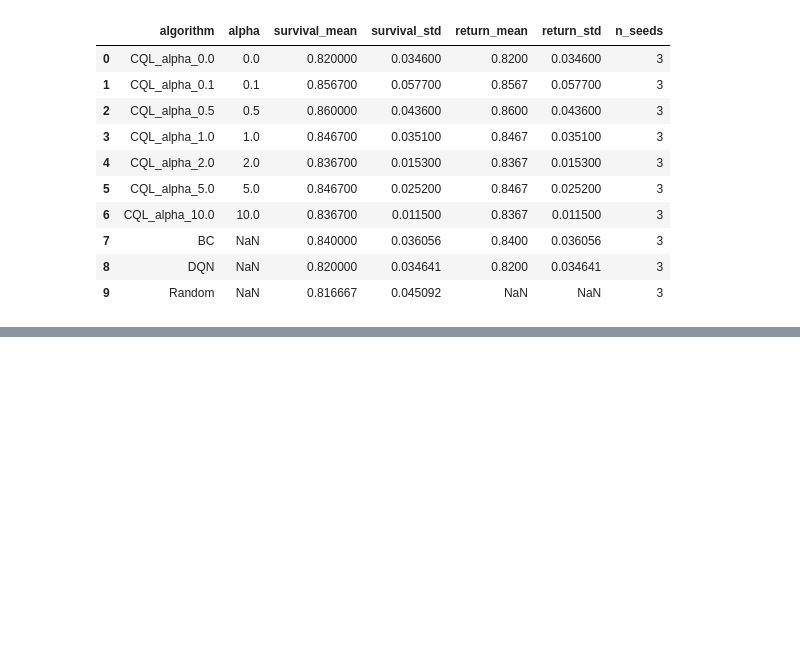
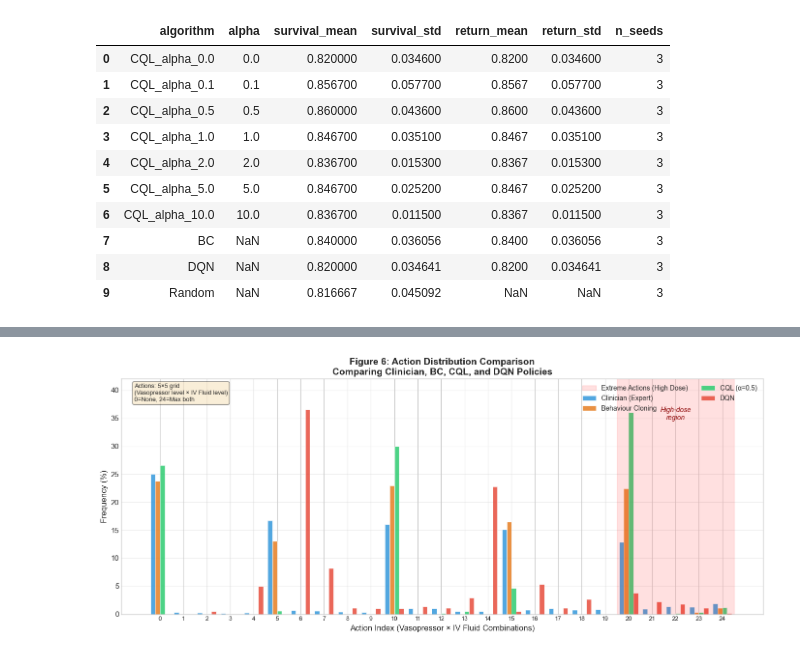
Before and after one commit to anishmariathasan/CQL-sepsis, a Jupyter notebook: notebooks/02_comprehensive_evaluation.ipynb, the cells around one changed output, grey strips where cells are left out. Saved outputs shown, nothing was run; the diff lists cells and outputs as text; code cells hidden in the pictures; blank space fills up the shorter version.

```diff
--- a/notebooks/02_comprehensive_evaluation.ipynb
+++ b/notebooks/02_comprehensive_evaluation.ipynb
@@ -868,0 +967,84 @@ Summary DataFrame:
+# %%
+# Plot Figure 6: Action Distribution Comparison (Clinician vs BC vs CQL vs DQN)
+fig, ax = plt.subplots(figsize=(14, 6))
+
+n_actions = 25
+x = np.arange(n_actions)
+width = 0.2  # Narrower bars for 4 groups
+
+# Compute action frequencies (normalised)
+def compute_action_freq(actions, n_actions=25):
+    counts = Counter(actions)
+    freq = np.array([counts.get(i, 0) for i in range(n_actions)])
+    return freq / freq.sum() * 100  # Convert to percentage
+
+clinician_freq = compute_action_freq(clinician_actions)
+bc_freq = compute_action_freq(bc_actions)
+cql_freq = compute_action_freq(cql_actions)
+dqn_freq = compute_action_freq(dqn_actions)
+
+# Colours as specified
+colours = {
+    'clinician': '#3498db',  # Blue
+    'bc': '#e67e22',         # Orange
+    'cql': '#2ecc71',        # Green
+    'dqn': '#e74c3c'         # Red
+}
+
+# Create grouped bars - offset each group properly
+bars1 = ax.bar(x - 1.5*width, clinician_freq, width, label='Clinician (Expert)',
+               color=colours['clinician'], alpha=0.85, edgecolor='white', linewidth=0.5)
+bars2 = ax.bar(x - 0.5*width, bc_freq, width, label='Behaviour Cloning',
+               color=colours['bc'], alpha=0.85, edgecolor='white', linewidth=0.5)
+bars3 = ax.bar(x + 0.5*width, cql_freq, width, label='CQL (α=0.5)',
+               color=colours['cql'], alpha=0.85, edgecolor='white', linewidth=0.5)
+bars4 = ax.bar(x + 1.5*width, dqn_freq, width, label='DQN',
+               color=colours['dqn'], alpha=0.85, edgecolor='white', linewidth=0.5)
+
+# Set y-axis limit first so annotation is positioned correctly
+max_freq = max(clinician_freq.max(), bc_freq.max(), cql_freq.max(), dqn_freq.max())
+ax.set_ylim(0, max_freq * 1.15)
+
+# Highlight extreme actions (indices 20-24) with light red shading
+ax.axvspan(19.5, 24.5, alpha=0.12, color='red', label='Extreme Actions (High Dose)')
+
+# Add annotation for extreme actions region
+ax.annotate('High-dose\nregion', xy=(22, max_freq * 0.95),
+            fontsize=10, ha='center', color='darkred', style='italic')
+
+# Formatting
+ax.set_xlabel('Action Index (Vasopressor × IV Fluid Combinations)', fontsize=12)
+ax.set_ylabel('Frequency (%)', fontsize=12)
+ax.set_title('Figure 6: Action Distribution Comparison\nComparing Clinician, BC, CQL, and DQN Policies', fontsize=14, fontweight='bold')
+ax.set_xticks(x)
+ax.set_xticklabels([str(i) for i in range(n_actions)], fontsize=9)
+ax.legend(loc='upper right', fontsize=10, ncol=2)
+ax.grid(axis='y', alpha=0.3)
+
+# Add action space explanation
+ax.text(0.02, 0.98, 'Actions: 5×5 grid\n(Vasopressor level × IV Fluid level)\n0=None, 24=Max both',
+        transform=ax.transAxes, fontsize=9, verticalalignment='top',
+        bbox=dict(boxstyle='round', facecolor='wheat', alpha=0.5))
+
+plt.tight_layout()
+
+# Save figure
+fig6_path = FIGURES_DIR / 'fig6_action_distributions.png'
+plt.savefig(fig6_path, dpi=300, bbox_inches='tight', facecolor='white')
+print(f"Saved: {fig6_path}")
+
+plt.show()
+
+# Print statistics
+print("\n--- Action Distribution Statistics ---")
+print(f"Extreme actions (20-24) frequency:")
+print(f"  Clinician: {clinician_freq[20:25].sum():.1f}%")
+print(f"  BC:        {bc_freq[20:25].sum():.1f}%")
+print(f"  CQL:       {cql_freq[20:25].sum():.1f}%")
+print(f"  DQN:       {dqn_freq[20:25].sum():.1f}%")
+print(f"\nMost common action:")
+print(f"  Clinician: Action {np.argmax(clinician_freq)} ({clinician_freq.max():.1f}%)")
+print(f"  BC:        Action {np.argmax(bc_freq)} ({bc_freq.max():.1f}%)")
+print(f"  CQL:       Action {np.argmax(cql_freq)} ({cql_freq.max():.1f}%)")
+print(f"  DQN:       Action {np.argmax(dqn_freq)} ({dqn_freq.max():.1f}%)")
+# %% [output]
@@ -868,0 +1052 @@ Summary DataFrame:
+[figure, added]
```
Also changed, not shown: parts of 9 cells of this notebook, 2 other files.
